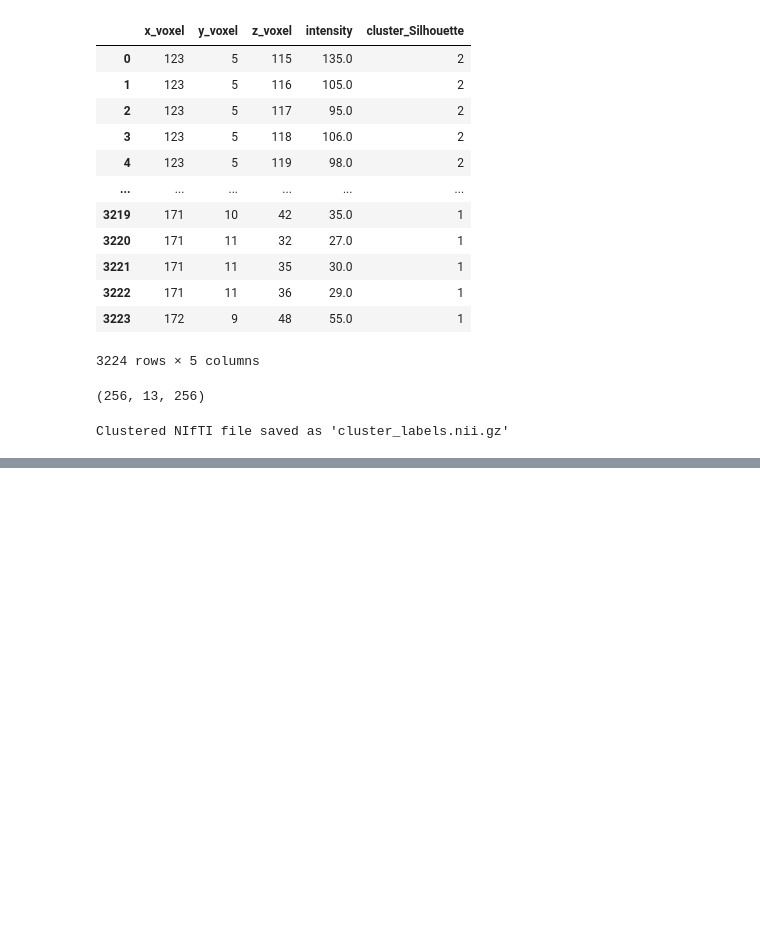
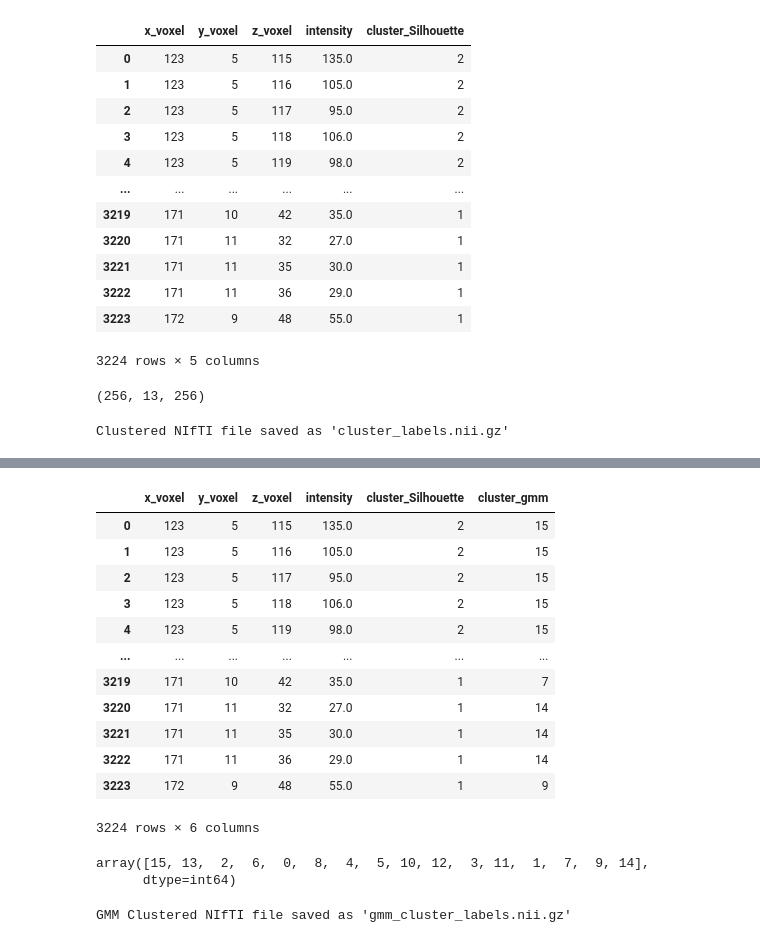
Before and after one commit to prabal5ghosh/Inria_Medical_Imageing_Internship_prabal, a Jupyter notebook: segmented_pixels_intensity.ipynb, the cells around one changed output, grey strips where cells are left out. Drawn from its saved outputs; the diff is of its cells as text; code cells hidden in the pictures; blank space fills up the shorter version.

```diff
--- a/segmented_pixels_intensity.ipynb
+++ b/segmented_pixels_intensity.ipynb
@@ -789,0 +880,21 @@ Clustered NIfTI file saved as 'cluster_labels.nii.gz'
+# %%
+df_mm_cluster_back
+# %% [output]
+|  | x_voxel | y_voxel | z_voxel | intensity | cluster_Silhouette | cluster_gmm |
+| 0 | 123 | 5 | 115 | 135.0 | 2 | 15 |
+| 1 | 123 | 5 | 116 | 105.0 | 2 | 15 |
+| 2 | 123 | 5 | 117 | 95.0 | 2 | 15 |
+| 3 | 123 | 5 | 118 | 106.0 | 2 | 15 |
+| 4 | 123 | 5 | 119 | 98.0 | 2 | 15 |
+| ... | ... | ... | ... | ... | ... | ... |
+| 3219 | 171 | 10 | 42 | 35.0 | 1 | 7 |
+| 3220 | 171 | 11 | 32 | 27.0 | 1 | 14 |
+| 3221 | 171 | 11 | 35 | 30.0 | 1 | 14 |
+| 3222 | 171 | 11 | 36 | 29.0 | 1 | 14 |
+| 3223 | 172 | 9 | 48 | 55.0 | 1 | 9 |
+3224 rows × 6 columns
+# %%
+df_mm_cluster_back["cluster_gmm"].unique()
+# %% [output]
+array([15, 13,  2,  6,  0,  8,  4,  5, 10, 12,  3, 11,  1,  7,  9, 14],
+      dtype=int64)
@@ -789,0 +909,8 @@ Clustered NIfTI file saved as 'cluster_labels.nii.gz'
+# %%
+
+cluster_img_gmm = nib.Nifti1Image(cluster_map_gmm, segmented_img.affine, segmented_img.header)
+nib.save(cluster_img_gmm, 'gmm_cluster_labels.nii.gz')
+
+print("GMM Clustered NIfTI file saved as 'gmm_cluster_labels.nii.gz'")
+# %% [output]
+GMM Clustered NIfTI file saved as 'gmm_cluster_labels.nii.gz'
```
Also changed, not shown: parts of 18 cells of this notebook.
